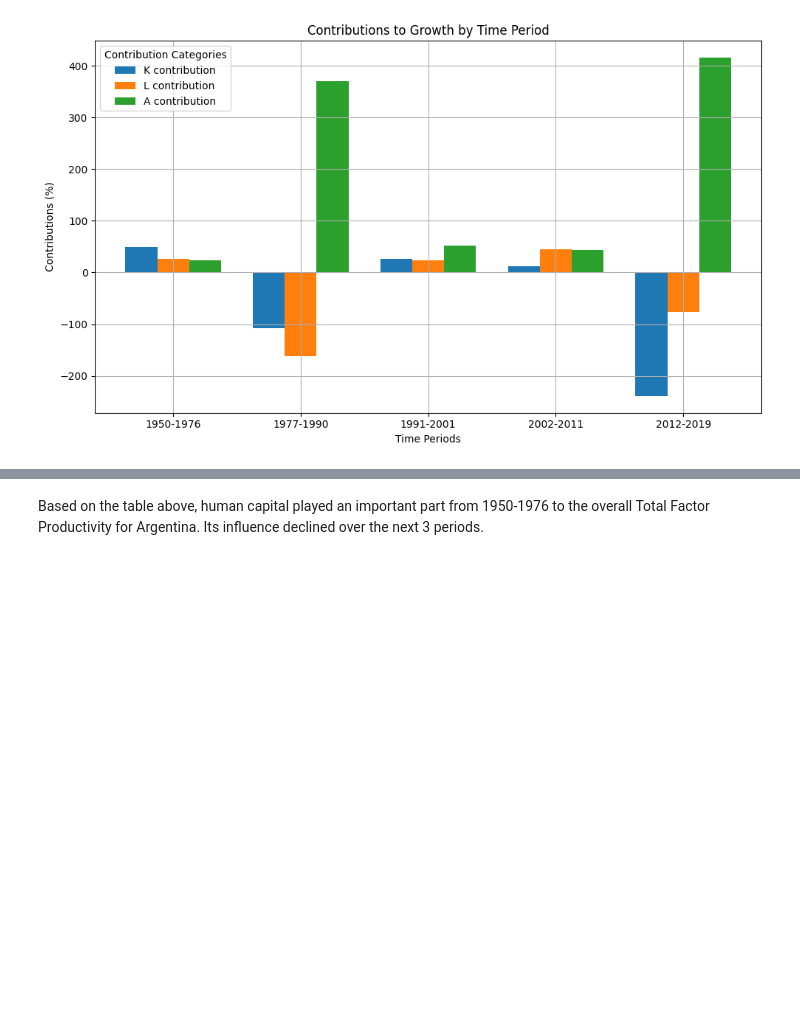
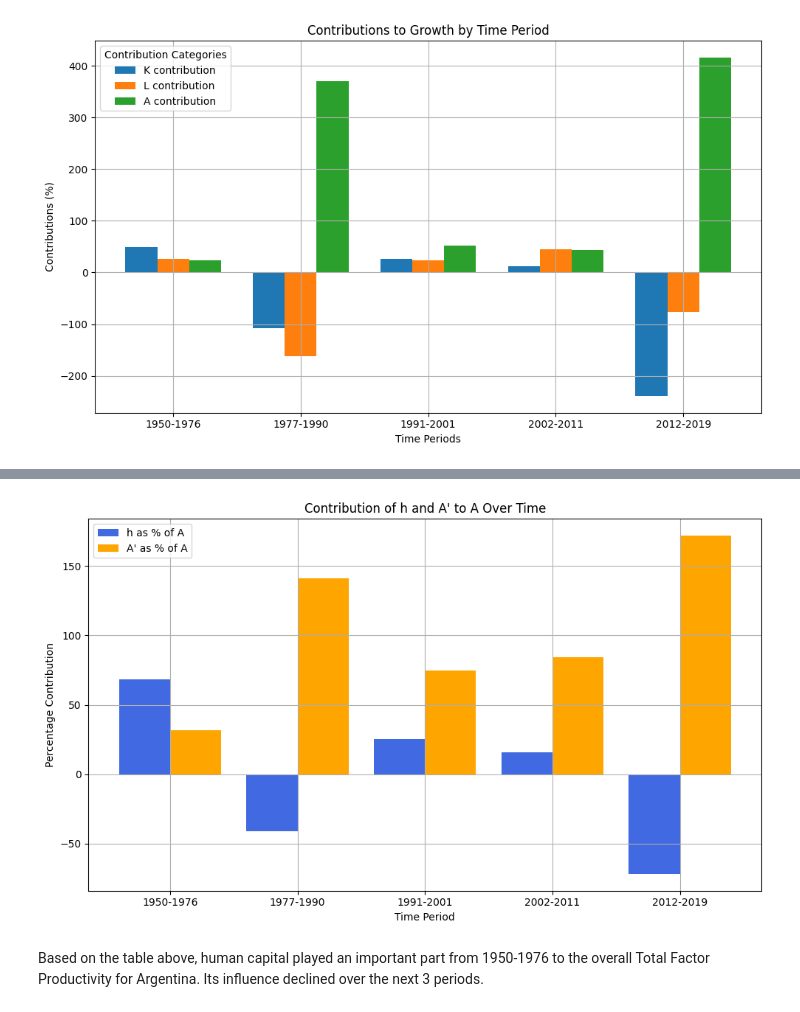
Before and after one commit to andreheeshaojun/EC2B1-Coursework, a Jupyter notebook: Section A/Section-A-Code.ipynb, the cells around one changed output, grey strips where cells are left out. Drawn from its saved outputs; the diff is of its cells as text; code cells hidden in the pictures; blank space fills up the shorter version.

Commit message:
changed decomp of A to percentage

```diff
--- a/Section A/Section-A-Code.ipynb
+++ b/Section A/Section-A-Code.ipynb
@@ -1313,14 +1316,21 @@ h_contribution = (1 - alpha) * (np.array(h_growth) / avg_growth_rates['Y growth'
 # Calculate A' contribution as residual of A (A' = A - h)
 A_star_contribution = df_contribs_long['A contribution'] - h_contribution
 
-# Create the new DataFrame with h, A*, and A contributions
-df_contribs_extended = pd.DataFrame({
-    'h contribution': h_contribution,
-    "A'contribution": A_star_contribution,
-    'A contribution': df_contribs_long['A contribution']
+# Calculate percentage contributions of h and A' relative to A
+h_percent = (h_contribution / df_contribs_long['A contribution']) * 100
+A_star_percent = (A_star_contribution / df_contribs_long['A contribution']) * 100
+
+# Ensure their sum is exactly 100%
+total_percent = h_percent + A_star_percent
+
+# Create a new DataFrame with the percentage contributions
+df_contribs_percentage = pd.DataFrame({
+    "h as % of A": h_percent,
+    "A' as % of A": A_star_percent,
+    "Total % (check)": total_percent
 }, index=avg_growth_rates.index)
 
 # Display the extended DataFrame
 pd.set_option('display.float_format', '{:.4f}'.format)
-print(df_contribs_extended)
+print(df_contribs_percentage)
 # %% [output]
@@ -1376,3 +1344,34 @@ plt.show()
+# %%
+# Extract data
+time_periods = df_contribs_percentage.index  # Time periods
+h_percent = df_contribs_percentage["h as % of A"]
+A_star_percent = df_contribs_percentage["A' as % of A"]
+
+# Set positions for grouped bars
+x = np.arange(len(time_periods))  # Group positions
+width = 0.4  # Width of bars
+
+# Create the figure and axis
+fig, ax = plt.subplots(figsize=(10, 6))
+
+# Plot bars
+bars1 = ax.bar(x - width/2, h_percent, width, label="h as % of A", color="royalblue")
+bars2 = ax.bar(x + width/2, A_star_percent, width, label="A' as % of A", color="orange")
+
+# Add labels, title, and legend
+ax.set_xlabel("Time Period")
+ax.set_ylabel("Percentage Contribution")
+ax.set_title("Contribution of h and A' to A Over Time")
+ax.set_xticks(x)
+ax.set_xticklabels(time_periods)  # Rotate for better readability
+ax.legend()
+
+# Show the plot
+plt.tight_layout()
+plt.grid(True)
+plt.show()
+# %% [output]
+[figure, added]
 # %% [markdown]
 Based on the table above, human capital played an important part from 1950-1976 to the overall Total Factor Productivity for Argentina. Its influence declined over the next 3 periods.
 # %% [markdown]
```
Also changed, not shown: parts of 16 cells of this notebook.
